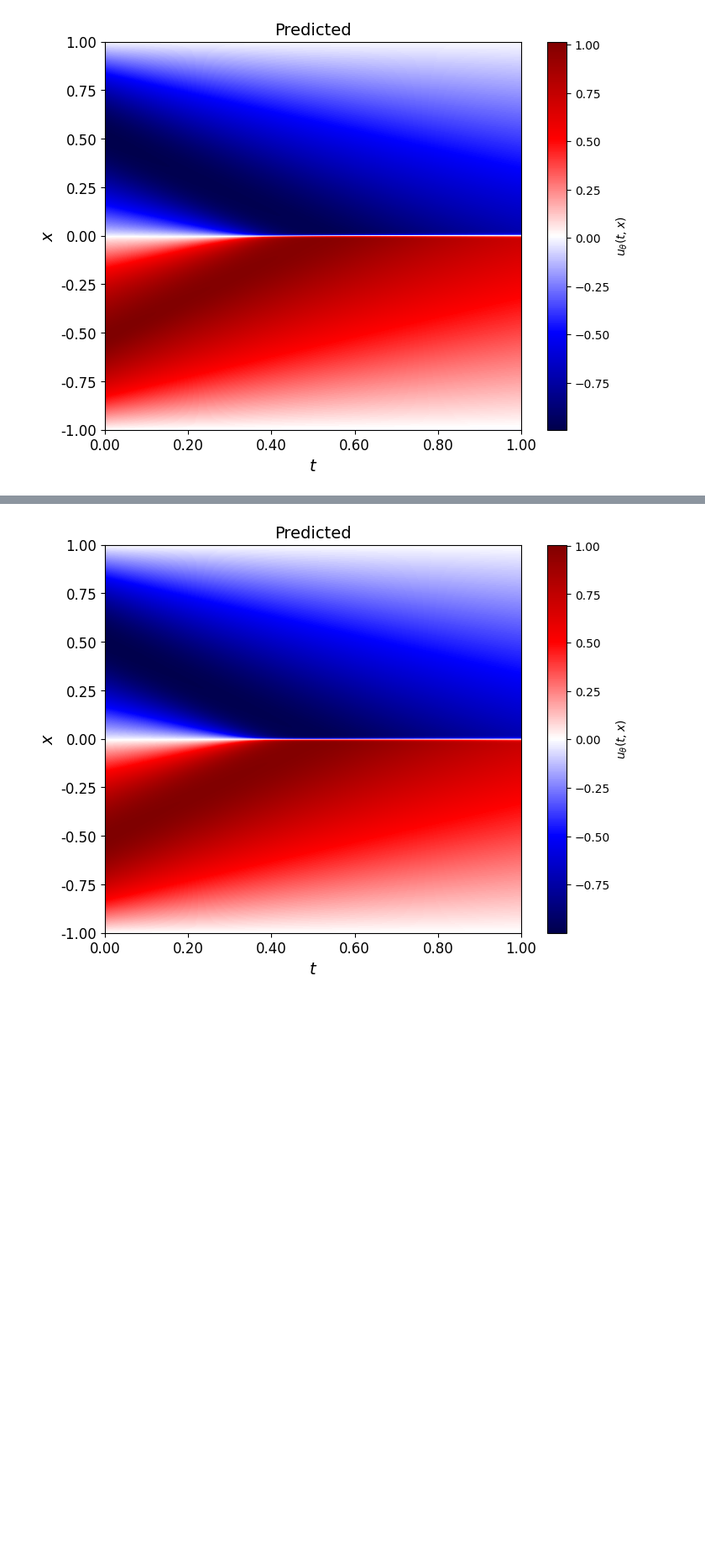
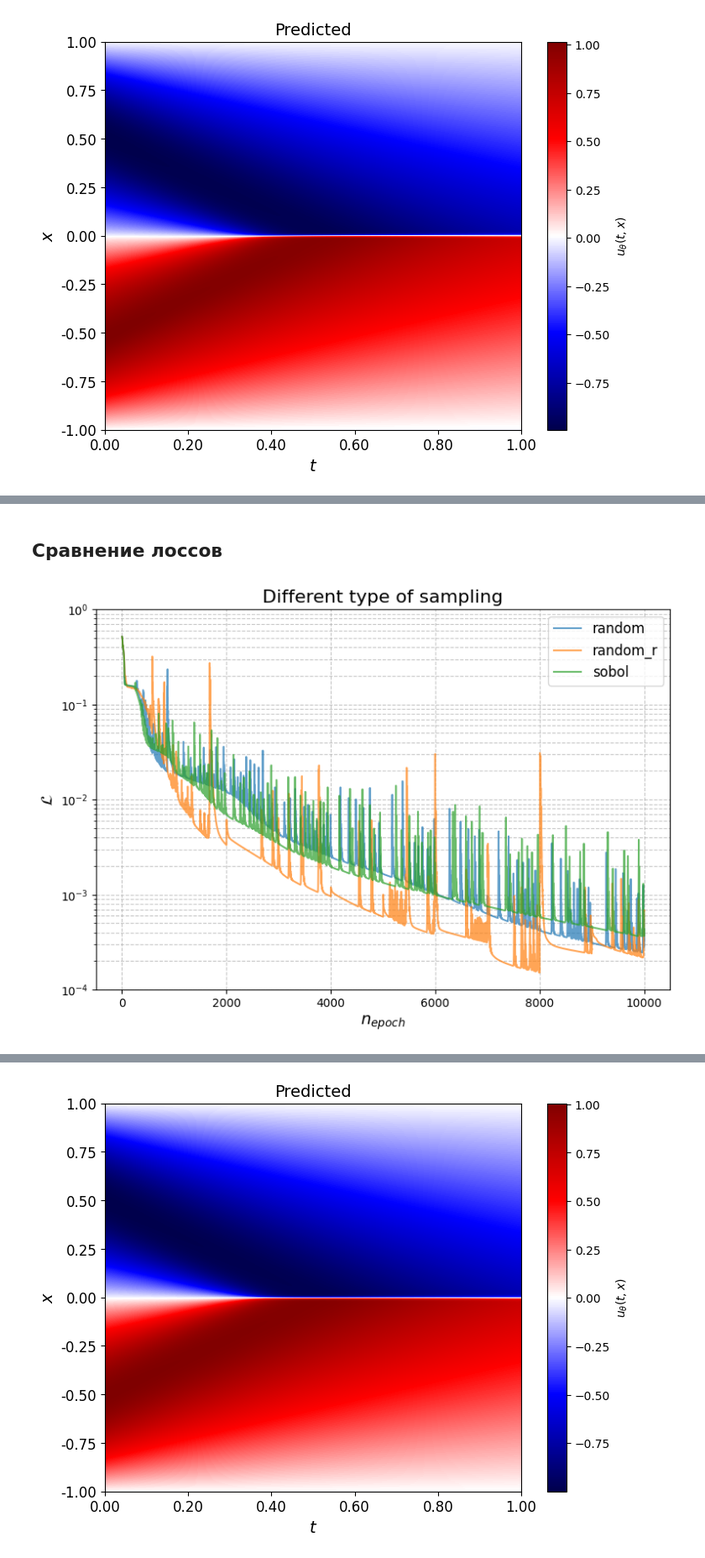
Before and after one commit to 1frog-prog1/diploma_pinn, a Jupyter notebook: notebooks/grid_sampling.ipynb, the cells around one changed output, grey strips where cells are left out. Shown at 84% size. Saved outputs shown, nothing was run; the diff lists cells and outputs as text; code cells hidden in the pictures; blank space fills up the shorter version.

```diff
--- a/notebooks/grid_sampling.ipynb
+++ b/notebooks/grid_sampling.ipynb
@@ -239,3 +364,20 @@ plot_single_heatmap_2d(T, X, U, title="Predicted") # save_path="../pics/1d_burge
+# %% [markdown]
+## Сравнение лоссов
+# %%
+import json
+# отрисовка сохраненных графиков
+mask_path = [filename.split(".")[0] for filename in os.listdir(os.path.join("..", "data", "grid_sampling", "loss")) if filename.endswith(".json")]
+losses = dict(zip(mask_path, [None] * len(mask_path)))
+for mask in mask_path:
+    with open(os.path.join("..", "data", "grid_sampling", "loss",  f"{mask}.json")) as f:
+        data = json.load(f)
+    losses[mask] = data[::]
+plot_loss(
+    losses, title="Different type of sampling", alpha=0.7
+    # save_path=os.path.join("..", "pics", "1d_burgers", "loss", "rff_pinn_v001divpi.png")
+)
+# %% [output]
+[figure, added]
 # %%
 rff_pinn.to(device)
 rad_finetune_pinn(
```
Also changed, not shown: parts of 20 cells of this notebook, 2 other files.
